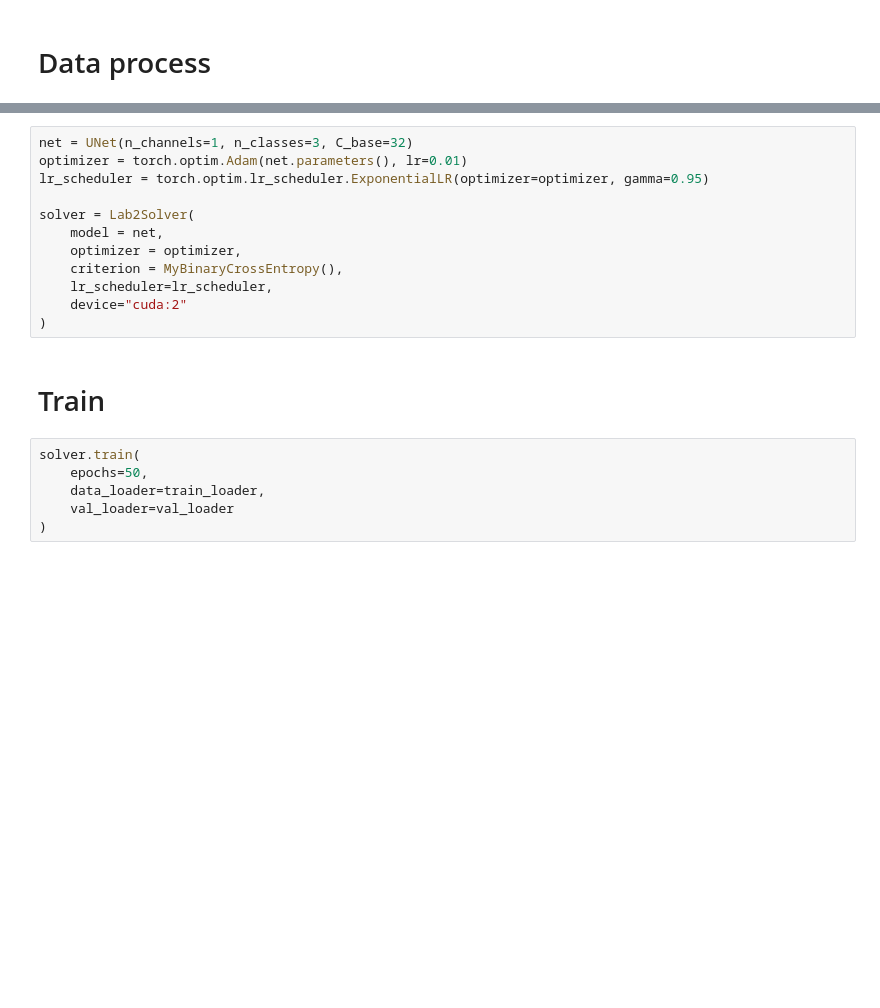
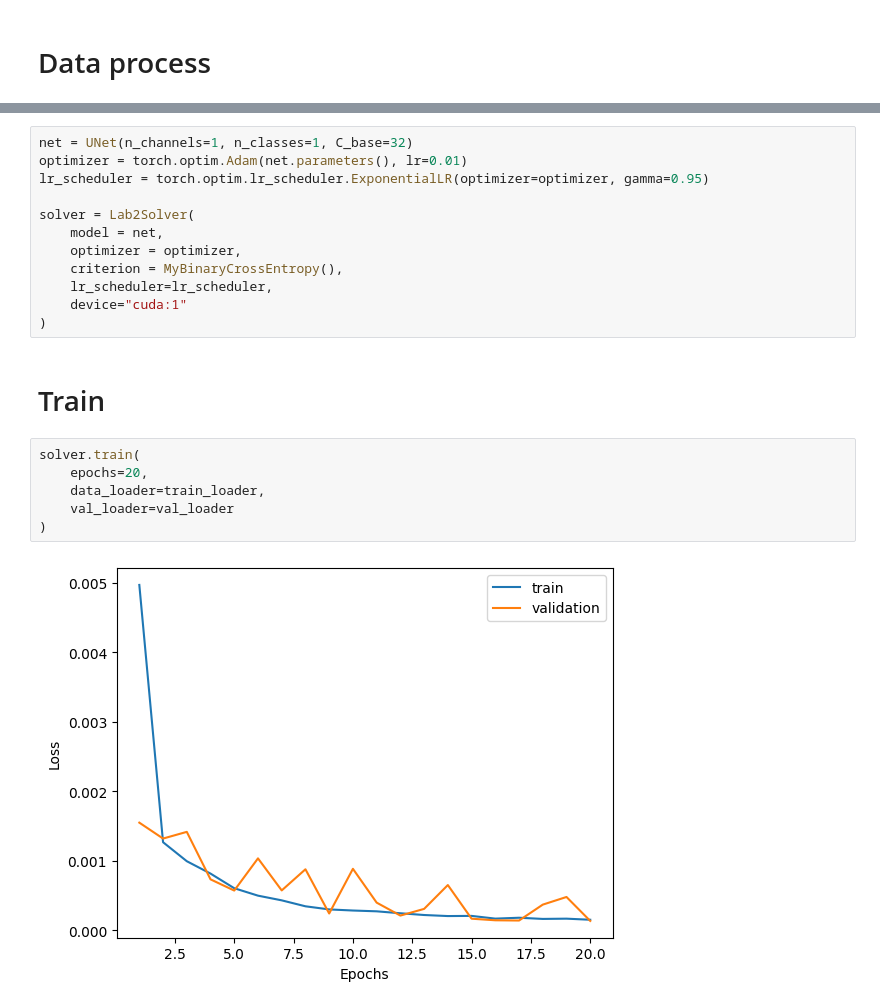
Before and after one commit to skkk256/bme_project_2, a Jupyter notebook: train.ipynb, the cells around one changed output, grey strips where cells are left out. Cells and saved outputs as stored; diff of their text form; blank space fills up the shorter version.

```diff
--- a/train.ipynb
+++ b/train.ipynb
@@ -58,5 +101,5 @@ torch.Size([32, 3, 256, 256])
 # %%
-net = UNet(n_channels=1, n_classes=3, C_base=32)
+net = UNet(n_channels=1, n_classes=1, C_base=32)
 optimizer = torch.optim.Adam(net.parameters(), lr=0.01)
 lr_scheduler = torch.optim.lr_scheduler.ExponentialLR(optimizer=optimizer, gamma=0.95)
 
@@ -65,13 +108,15 @@ solver = Lab2Solver(
     optimizer = optimizer,
     criterion = MyBinaryCrossEntropy(),
     lr_scheduler=lr_scheduler,
-    device="cuda:2"
+    device="cuda:1"
 )
 # %% [markdown]
 # Train
 # %%
 solver.train(
-    epochs=50,
+    epochs=20,
     data_loader=train_loader,
     val_loader=val_loader
 )
+# %% [output]
+[figure, added]
```
Also changed, not shown: parts of 11 cells of this notebook, 9 other files.
